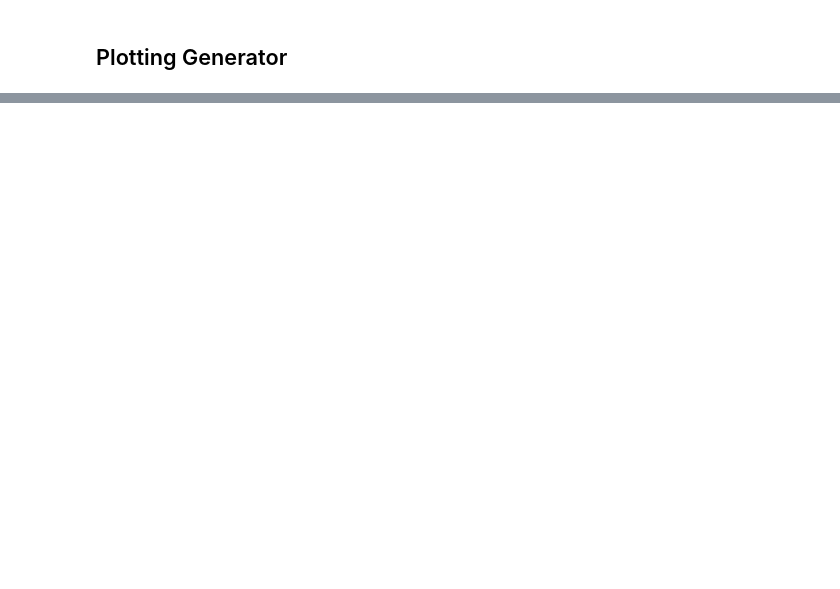
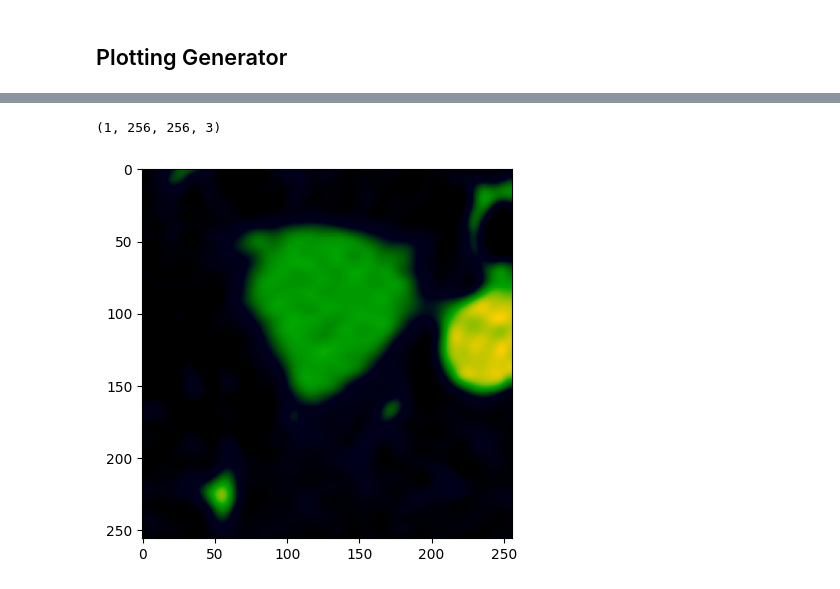
Before and after one commit to GUILN/computer-vision, a Jupyter notebook: implementations/pix2pix_lung_cancer/notebooks/inspect_gan_network.ipynb, the cells around one changed output, grey strips where cells are left out. Saved outputs shown, nothing was run; the diff lists cells and outputs as text; code cells hidden in the pictures; blank space fills up the shorter version.

Commit message:
define generator - change test image generator approach

```diff
--- a/implementations/pix2pix_lung_cancer/notebooks/inspect_gan_network.ipynb
+++ b/implementations/pix2pix_lung_cancer/notebooks/inspect_gan_network.ipynb
@@ -19,0 +16,20 @@ print(generated_image.shape)
+# %%
+# test generator
+
+from matplotlib import pyplot as plt
+
+
+test_data = get_test_dataset("../data/saved_input_data")
+# get only one input image from batch dataset
+ds_subset = test_data.take(1)
+for inp in ds_subset:
+    # get images from imp
+    input_image = inp[0]
+    #generated_image = generator(input_image[0], training=False)
+    # plot images
+    print(input_image.numpy().shape)
+    # plot image
+    plt.imshow(input_image[0].numpy())
+    # plt.imshow(generated_image[0, ...])
+# print(generated_image.shape)
+# %% [output]
@@ -19,0 +37,2 @@ print(generated_image.shape)
+(1, 256, 256, 3)
+[figure, added]
```
Also changed, not shown: parts of 4 cells of this notebook, 2 other files.
